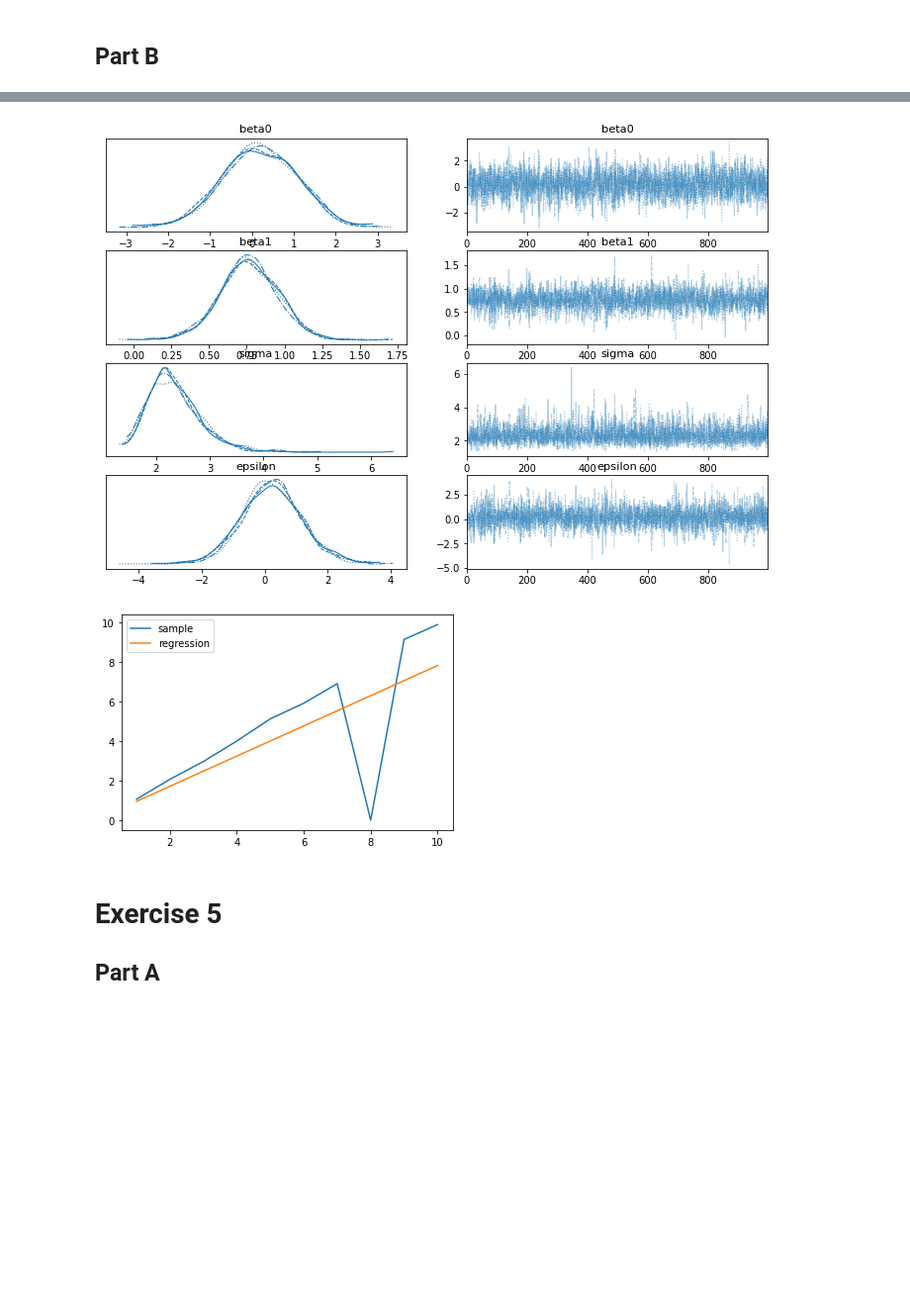
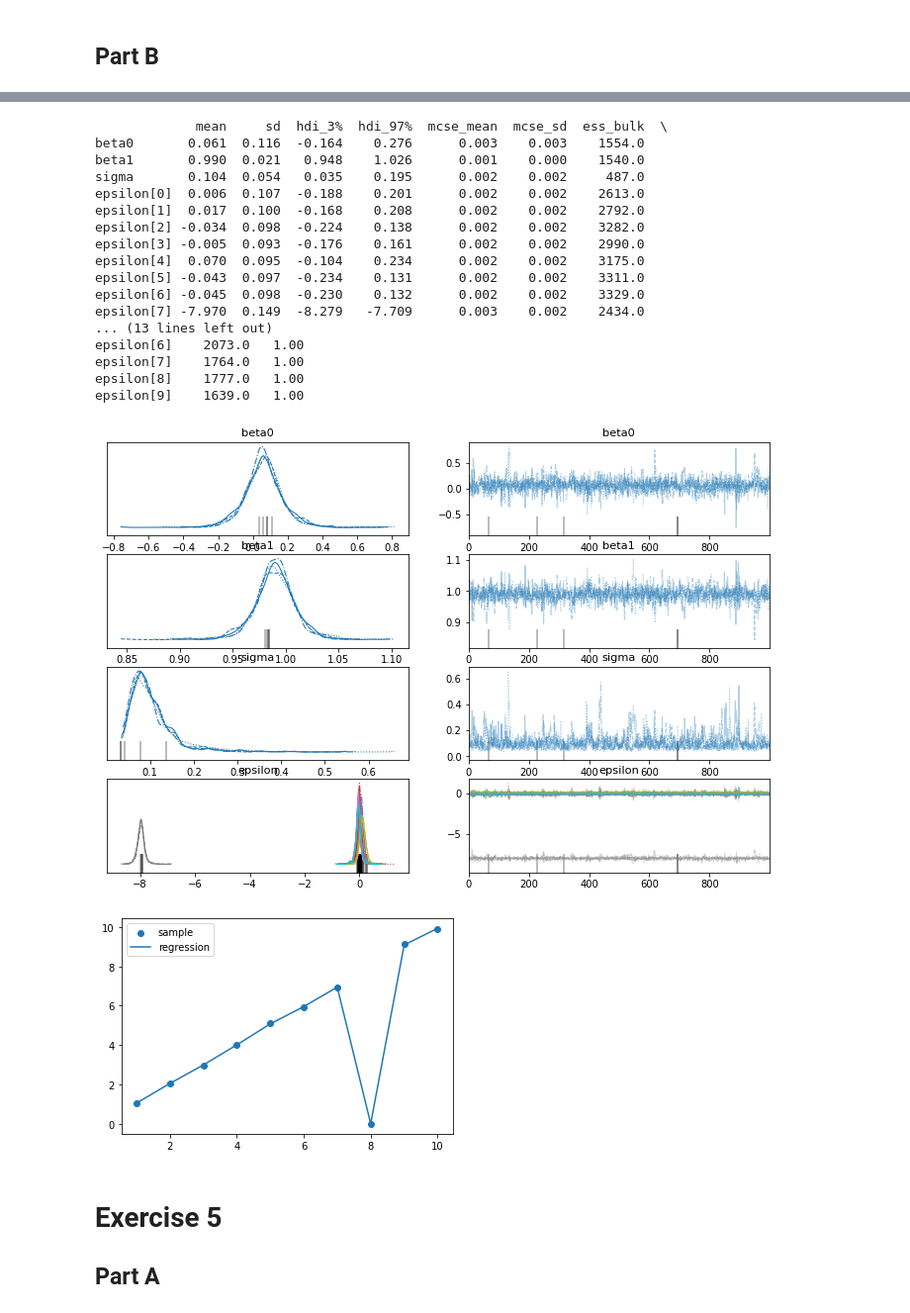
Before and after one commit to vyeoms/assignments, a Jupyter notebook: stats4ds/week5py.ipynb, the cells around one changed output, grey strips where cells are left out. Shown at 99% size. Saved outputs shown, nothing was run; the diff lists cells and outputs as text; code cells hidden in the pictures; blank space fills up the shorter version.

```diff
--- a/stats4ds/week5py.ipynb
+++ b/stats4ds/week5py.ipynb
@@ -318,19 +356,18 @@ data {
   real<lower=0> sigma_beta;  // sigma prior parameter beta
   real<lower=0> epsilon_dof; // degrees of freedom for student distribution
   real epsilon_mean;         // epsilon prior mean
-  real<lower=0> epsilon_std; // epsilon std
 }
 parameters {
   real beta0;                // Intercept
   real beta1;                // Coefficient for X
-  real epsilon;              // Noise term
   real<lower=0> sigma;       // Standard deviation
+  vector[n] epsilon;
 }
 model {
   beta0 ~ normal(beta_mean, beta_std);    // Prior for beta0
   beta1 ~ normal(beta_mean, beta_std);    // Prior for beta1
   sigma ~ gamma(sigma_alpha, sigma_beta); // Prior for sigma
-  epsilon ~ student_t(epsilon_dof, epsilon_mean, epsilon_std);
+  epsilon ~ student_t(epsilon_dof, epsilon_mean, sigma);
   Y ~ normal(epsilon + beta0 + beta1 * X, sigma);   // Likelihood
 }
 """
@@ -343,8 +380,7 @@ stan_data = {'n': 10,
              'sigma_alpha': 0.1,
              'sigma_beta': 1,
              'epsilon_dof': 3,
-             'epsilon_mean': 0,
-             'epsilon_std': 1}
+             'epsilon_mean': 0}
 
 posterior = stan.build(stan_code, data=stan_data, random_seed=0)
 # %% [output]
@@ -389,13 +425,15 @@ plt.show()
 fit_data = az.summary(fit)
 beta0 = fit_data['mean']['beta0']
 beta1 = fit_data['mean']['beta1']
-epsilon = fit_data['mean']['epsilon']
+epsilon = fit_data['mean'].iloc[3:]
 
-plt.plot(X, Y, label='sample')
-plt.plot(X, beta1*X + beta0, label='regression')
+plt.scatter(X, Y, label='sample')
+plt.plot(X, beta1*X + beta0 + epsilon, label='regression')
 
 plt.legend()
 
 plt.show()
+
+# fit_data['mean']
 # %% [output]
 Sampling:   0%
@@ -435,5 +473,22 @@ sigma      2312.0    1.0
+             mean     sd  hdi_3%  hdi_97%  mcse_mean  mcse_sd  ess_bulk  \
+beta0       0.061  0.116  -0.164    0.276      0.003    0.003    1554.0
+beta1       0.990  0.021   0.948    1.026      0.001    0.000    1540.0
+sigma       0.104  0.054   0.035    0.195      0.002    0.002     487.0
+epsilon[0]  0.006  0.107  -0.188    0.201      0.002    0.002    2613.0
+epsilon[1]  0.017  0.100  -0.168    0.208      0.002    0.002    2792.0
+epsilon[2] -0.034  0.098  -0.224    0.138      0.002    0.002    3282.0
+epsilon[3] -0.005  0.093  -0.176    0.161      0.002    0.002    2990.0
+epsilon[4]  0.070  0.095  -0.104    0.234      0.002    0.002    3175.0
+epsilon[5] -0.043  0.097  -0.234    0.131      0.002    0.002    3311.0
+epsilon[6] -0.045  0.098  -0.230    0.132      0.002    0.002    3329.0
+epsilon[7] -7.970  0.149  -8.279   -7.709      0.003    0.002    2434.0
+... (13 lines left out)
+epsilon[6]    2073.0   1.00
+epsilon[7]    1764.0   1.00
+epsilon[8]    1777.0   1.00
+epsilon[9]    1639.0   1.00
-[figure, old version]
+[figure, new version]
-[figure, old version]
+[figure, new version]
 # %% [markdown]
 # Exercise 5
 
```
Also changed, not shown: parts of 8 cells of this notebook.
